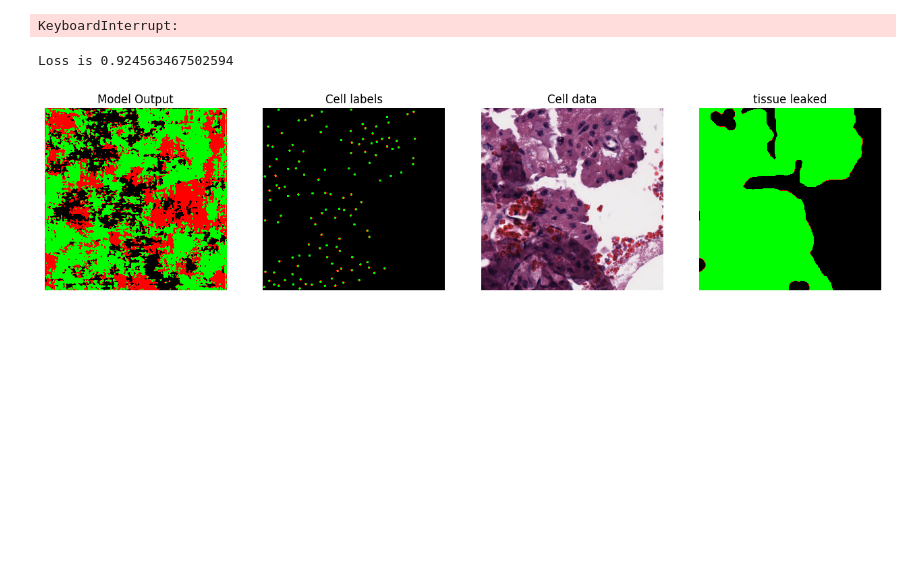
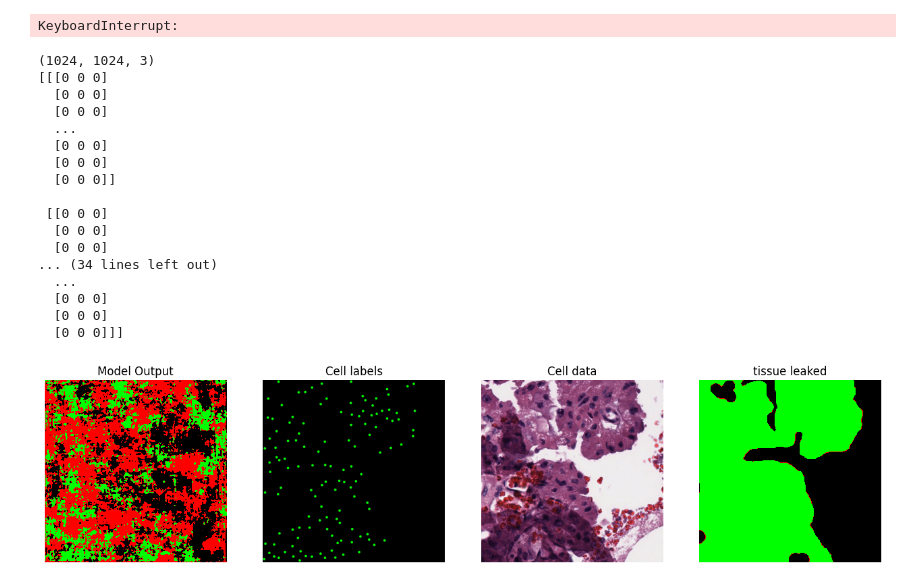
Before and after one commit to bendikgh/histopathology_segmentation, a Jupyter notebook: tissue_leaking.ipynb, the cells around one changed output. Drawn from its saved outputs; the diff is of its cells as text; code cells hidden in the pictures; blank space fills up the shorter version.

```diff
--- a/tissue_leaking.ipynb
+++ b/tissue_leaking.ipynb
@@ -105,6 +91,16 @@ dataset = OcelotCellDataset(
+# %%
+def get_data_loader(data, segmented_cell_folder):
+    cell_annotations_tensor = get_cell_annotation_tensor(data, segmented_cell_folder)
+    tissue_crops_scaled_tensor = get_tissue_crops_scaled_tensor(data)
+    dataset = OcelotCellDataset(
+        img=tissue_crops_scaled_tensor,
+        seg=cell_annotations_tensor,
+    )
+    return DataLoader(dataset=dataset, batch_size=2)
 # %%
-data_loader = DataLoader(dataset=dataset, batch_size=2)
-loss_function = DiceLoss()
+segmented_cell_folder = "ocelot_data/annotations/train/segmented_cell/"
+data_loader = get_data_loader(data, segmented_cell_folder)
+loss_function = DiceLoss(softmax=True)
 optimizer = Adam(model.parameters(), lr=1e-3)
 # %%
 import time
@@ -150,43 +166,53 @@ KeyboardInterrupt:
 # %%
-import matplotlib.pyplot as plt
-import matplotlib.colors as mcolors
-import numpy as np
+cell_image = inputs[0, :3]
+tissue_labels = inputs[0, 3]
+output_image = outputs.argmax(1)
 
-colors = [(0, 0, 0), (1, 0, 0), (0, 1, 0)]
-cmap = mcolors.ListedColormap(colors)
+# Setting the correct color for the labels
+label_image = labels[0].permute((1, 2, 0)).numpy()
+mask = np.all(label_image == [1, 0, 0], axis=-1)
+label_image[mask] = [0, 0, 0]
 
-inputs, labels = data_loader.__iter__()._next_data()
-outputs = model(inputs.to(device, dtype=torch.float32))
-
-decode_fn = data_loader.dataset.decode_target
-
-outputs1 = decode_fn(outputs)[0]
 plt.figure(figsize=(16, 8))  # Adjust the width and height as needed
 
 plt.subplot(1, 4, 1)
 plt.title("Model Output")
 plt.axis("off")
-plt.imshow(outputs1.cpu(), cmap=cmap)
+plt.imshow(output_image[0], cmap=cmap)
 
 plt.subplot(1, 4, 4)
 plt.title("tissue leaked")
-plt.imshow(inputs[0, 3], cmap=cmap)
+plt.imshow(tissue_labels, cmap=cmap)
 plt.axis("off")
 
 plt.subplot(1, 4, 3)
 plt.title("Cell data")
 plt.axis("off")
-plt.imshow(inputs[0, :3].permute((1, 2, 0)))
+plt.imshow(cell_image.permute((1, 2, 0)))
 
 plt.subplot(1, 4, 2)
 plt.title("Cell labels")
-plt.imshow(labels[0].squeeze(), cmap=cmap)
+plt.imshow(label_image*255)
 plt.axis("off")
 
-loss = loss_function(outputs1.cpu(), labels[0].squeeze())
-print(f"Loss is {loss.item()}")
 
 plt.show()
 # %% [output]
-Loss is 0.924563467502594
+(1024, 1024, 3)
+[[[0 0 0]
+  [0 0 0]
+  [0 0 0]
+  ...
+  [0 0 0]
+  [0 0 0]
+  [0 0 0]]
+
+ [[0 0 0]
+  [0 0 0]
+  [0 0 0]
+... (34 lines left out)
+  ...
+  [0 0 0]
+  [0 0 0]
+  [0 0 0]]]
-[figure, old version]
+[figure, new version]
```
Also changed, not shown: parts of 6 cells of this notebook, 1 other file.
